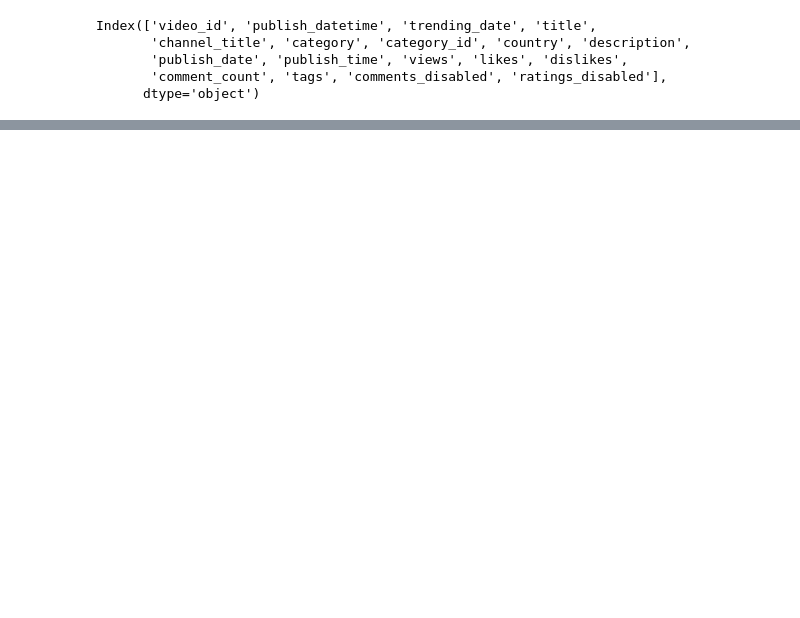
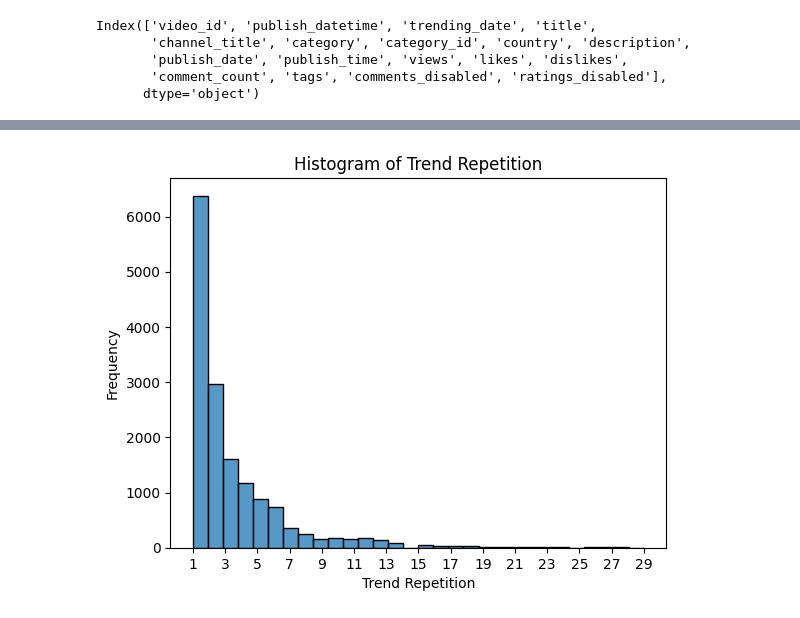
Before and after one commit to Thampi-hub/Springboard_RT, a Jupyter notebook: Capstone_2/2_DataWrangling/readData.ipynb, the cells around one changed output, grey strips where cells are left out. Cells and saved outputs as stored; diff of their text form; code cells hidden in the pictures; blank space fills up the shorter version.

```diff
--- a/Capstone_2/2_DataWrangling/readData.ipynb
+++ b/Capstone_2/2_DataWrangling/readData.ipynb
@@ -147,0 +158,10 @@ filtrData.head()
+# %%
+import matplotlib.pyplot as plt
+sns.histplot(filtrData.trend_rep[filtrData['trend_rep']>0], bins=30)
+plt.xlabel('Trend Repetition')
+plt.ylabel('Frequency')
+plt.xticks(ticks=range(1, max(filtrData['trend_rep'])+1, 2))
+plt.title('Histogram of Trend Repetition')
+plt.show()
+# %% [output]
+[figure, added]
```
Also changed, not shown: parts of 5 cells of this notebook.
